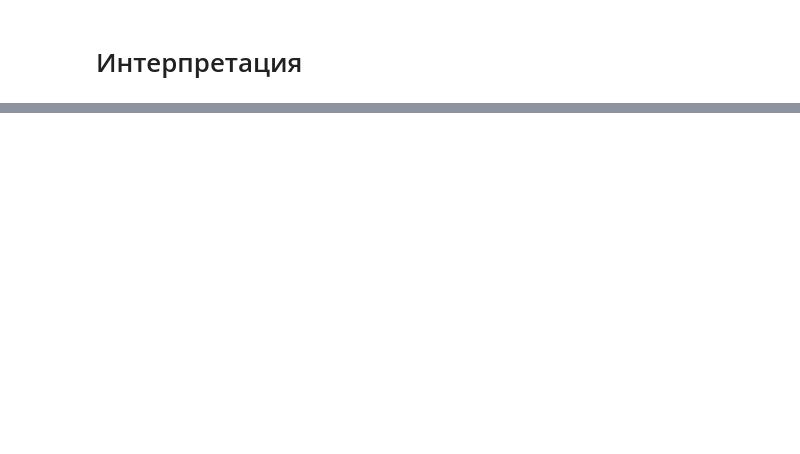
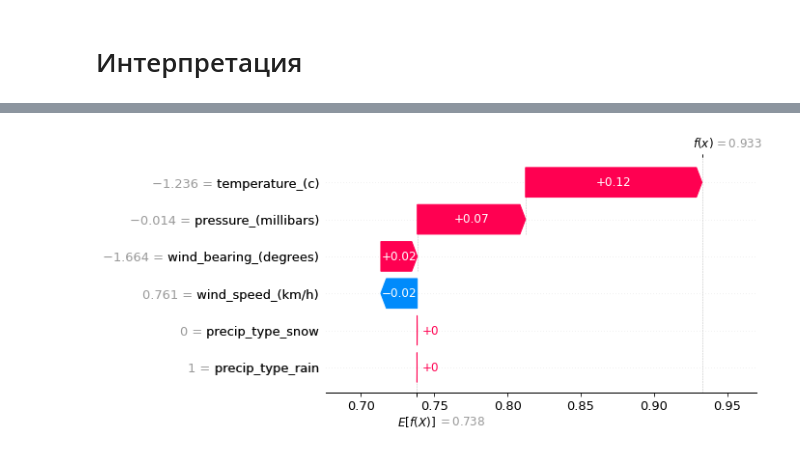
Before and after one commit to Konstantin-Dudersky/kaggle, a Jupyter notebook: weather_in_szeged.ipynb, the cells around one changed output, grey strips where cells are left out. Cells and saved outputs as stored; diff of their text form; code cells hidden in the pictures; blank space fills up the shorter version.

```diff
--- a/weather_in_szeged.ipynb
+++ b/weather_in_szeged.ipynb
@@ -561,0 +593,4 @@ overflow encountered in power
+# %%
+shap.plots.waterfall(shap_values[2])
+# %% [output]
+[figure, added]
```
Also changed, not shown: parts of 8 cells of this notebook, 1 other file.
